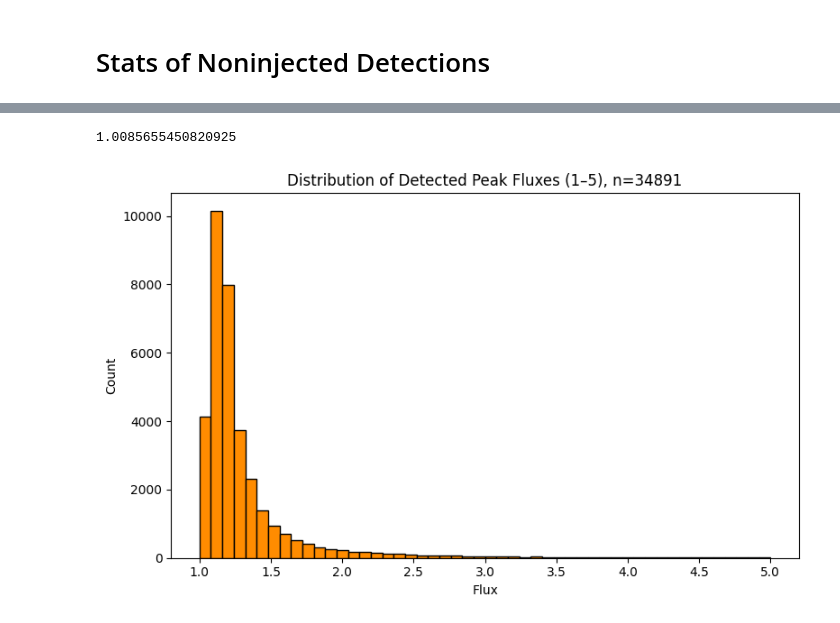
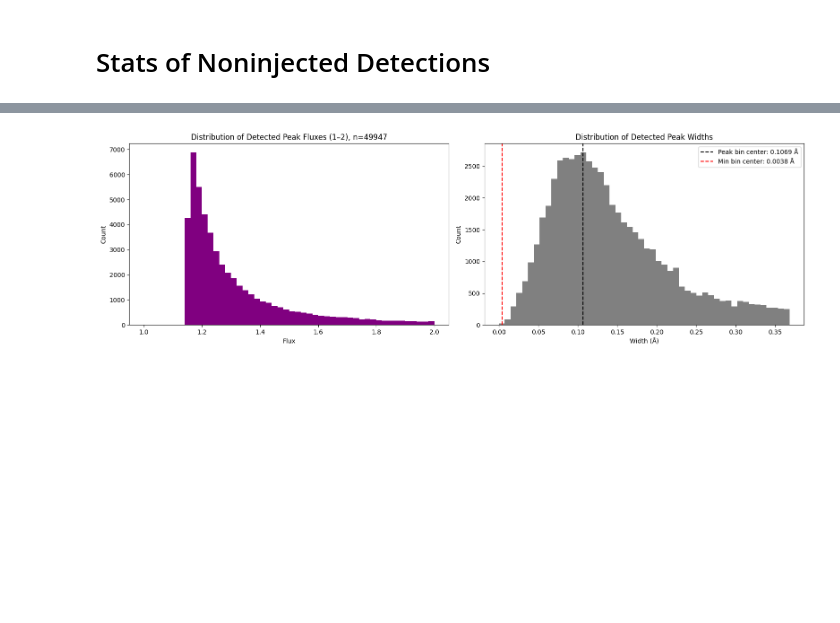
Before and after one commit to eyu22/laser_search_2026, a Jupyter notebook: find_peak/find_before_injecting.ipynb, the cells around one changed output, grey strips where cells are left out. Saved outputs shown, nothing was run; the diff lists cells and outputs as text; code cells hidden in the pictures; blank space fills up the shorter version.

```diff
--- a/find_peak/find_before_injecting.ipynb
+++ b/find_peak/find_before_injecting.ipynb
@@ -137,9 +125,9 @@ def measure_width_at_y(flux, wavelength, peak_idx, y_level=1):
 def detect_laser_peak_with_fixed_level_width(
     wavelength,
     flux,
-    height_fraction=0.2, # changed to be an absolute number, not percentage of max flux, threshold = 1+height_fraction
+    height_fraction=0.2, # absolute number, not percentage of max flux, threshold = 1+height_fraction
     y_level=1.0,
-    max_pixel_width=3,
+    max_width_aa=3.0,  # max peak width in Angstroms (was max_pixel_width)
     injected_wavelength=None,
     plot=True
 ):
@@ -169,15 +157,12 @@ def detect_laser_peak_with_fixed_level_width(
     widths = []
     valid_peak_indices = []
 
-    pixel_scale = np.median(np.diff(wavelength))
-
     for i, idx in enumerate(peak_indices):
         result = measure_width_at_y(flux, wavelength, idx, y_level=y_level)
         if result is not None:
             left, right, width = result
-            width_in_pixels = width / pixel_scale
 
-            if width_in_pixels > max_pixel_width:
+            if width > max_width_aa:
                 continue
 
             peak_wavelengths.append(wavelength[idx])
@@ -197,7 +182,7 @@ def detect_laser_peak_with_fixed_level_width(
                 plt.plot(wavelength[idx], flux[idx], 'rx', label="Peak Center")
                 plt.xlabel("Wavelength (Å)")
                 plt.ylabel("Flux")
-                plt.title(f"Zoomed Peak at {wavelength[idx]:.2f} Å, Width = {width:.3f} Å ({width_in_pixels:.2f} px)")
+                plt.title(f"Zoomed Peak at {wavelength[idx]:.2f} Å, Width = {width:.3f} Å")
                 plt.legend()
                 plt.tight_layout()
                 plt.show()
@@ -450,21 +365,45 @@ Green        112                       112
-# %%
-min(df["peak_flux"])
-# %% [output]
-1.0085655450820925
 # %%
-# Histogram 2: Flux distribution (0–200 range)
-flux_clipped = df["peak_flux"][(df["peak_flux"] >= 1) & (df["peak_flux"] <= 5)]
-flux_outliers = df[df["peak_flux"] > 5]
+fig, axes = plt.subplots(1, 2, figsize=(16, 5))
 
-plt.figure(figsize=(8, 5))
-plt.hist(flux_clipped, bins=50, range=(1, 5), color="darkorange", edgecolor="black")
-plt.xlabel("Flux")
-plt.ylabel("Count")
-plt.title(f"Distribution of Detected Peak Fluxes (1–5), n={len(flux_clipped)}")
+# --- Plot 1: Flux distribution (purple) ---
+flux_clipped = df["peak_flux"][(df["peak_flux"] >= 1) & (df["peak_flux"] <= 2)]
+flux_outliers = df[df["peak_flux"] > 2]
+
+axes[0].hist(flux_clipped, bins=50, range=(1, 2), color="purple")
+axes[0].set_xlabel("Flux")
+axes[0].set_ylabel("Count")
+axes[0].set_title(f"Distribution of Detected Peak Fluxes (1–2), n={len(flux_clipped)}")
+
+# --- Plot 2: Width distribution (grey) ---
+counts, bin_edges = np.histogram(df["peak_width"], bins=50)
+peak_bin_idx = np.argmax(counts)
+peak_bin_center = (bin_edges[peak_bin_idx] + bin_edges[peak_bin_idx + 1]) / 2
+peak_bin_range = (bin_edges[peak_bin_idx], bin_edges[peak_bin_idx + 1])
+
+min_bin_idx = np.argmax(counts >= 1)  # first True in the array = lowest bin with count >= 1
+min_bin_center = (bin_edges[min_bin_idx] + bin_edges[min_bin_idx + 1]) / 2
+min_bin_range = (bin_edges[min_bin_idx], bin_edges[min_bin_idx + 1])
+
+axes[1].stairs(counts, bin_edges, color="grey", fill=True)
+axes[1].axvline(peak_bin_center, color='black', linestyle='--', linewidth=1.5, label=f"Peak bin center: {peak_bin_center:.4f} Å")
+axes[1].axvline(min_bin_center, color='red', linestyle='--', linewidth=1.5, label=f"Min bin center: {min_bin_center:.4f} Å")
+axes[1].set_xlabel("Width (Å)")
+axes[1].set_ylabel("Count")
+axes[1].set_title("Distribution of Detected Peak Widths")
+axes[1].legend()
+
 plt.tight_layout()
 plt.show()
 
+# --- Printed diagnostics (unchanged) ---
 print(f"\n{len(flux_outliers)} data points outside range (flux > 200):")
 print(flux_outliers[["obj_id", "filt", "peak_wavelength", "peak_flux", "peak_width"]].to_string(index=False))
+
+print(f"Peak bin range : {peak_bin_range[0]:.4f} – {peak_bin_range[1]:.4f} Å")
+print(f"Peak bin center: {peak_bin_center:.4f} Å")
+print(f"Peak bin count : {counts[peak_bin_idx]}")
+print(f"\nMin bin range  : {min_bin_range[0]:.4f} – {min_bin_range[1]:.4f} Å")
+print(f"Min bin center : {min_bin_center:.4f} Å")
+print(f"Min bin count  : {counts[min_bin_idx]}")
 # %% [output]
-[figure, old version]
+[figure, new version]
```
Also changed, not shown: parts of 10 cells of this notebook.
